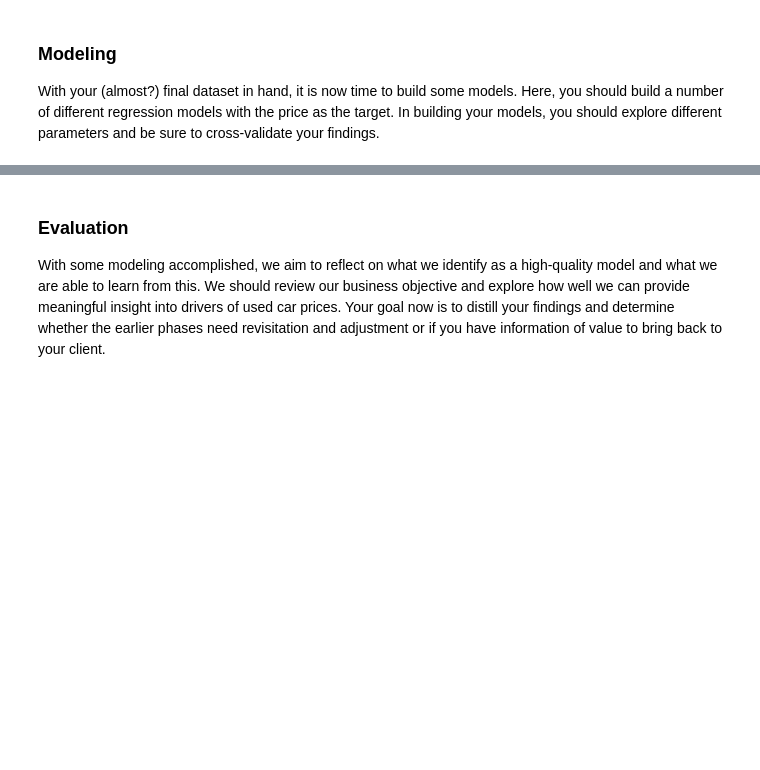
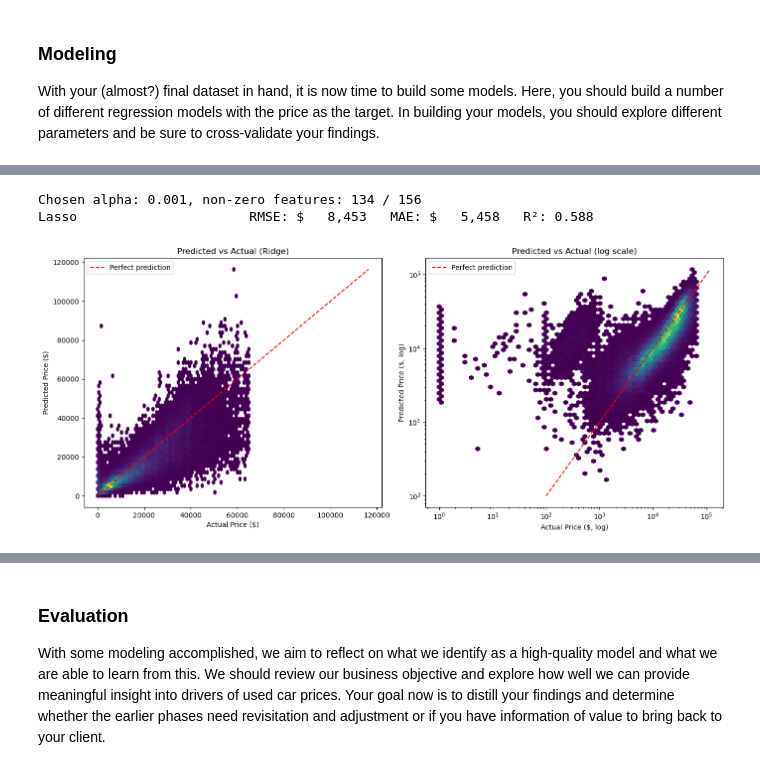
Before and after one commit to cnolan3/used_car_prices, a Jupyter notebook: pa2_starter/prompt_II.ipynb, the cells around one changed output, grey strips where cells are left out. Saved outputs shown, nothing was run; the diff lists cells and outputs as text; code cells hidden in the pictures; blank space fills up the shorter version.

```diff
--- a/pa2_starter/prompt_II.ipynb
+++ b/pa2_starter/prompt_II.ipynb
@@ -412,0 +440,16 @@ With your (almost?) final dataset in hand, it is now time to build some models.
+# %%
+# create a pipeline to fit a ridge model
+ridge_pipe = Pipeline([
+  ('scaler', StandardScaler()),
+  ('ridge', RidgeCV(alphas=[0.01, 0.1, 1.0, 10.0, 100.0, 1000.0, 10000.0]))
+])
+
+ridge_pipe.fit(X_train, y_train_log)
+
+preds_ridge = np.exp(ridge_pipe.predict(X_test))
+
+# pull out the alpha value that was chosen by RidgeCV
+chosen_alpha = ridge_pipe.named_steps['ridge'].alpha_
+print(f"Chosen alpha: {chosen_alpha}")
+
+evaluate("Ridge", y_test, preds_ridge)
@@ -412,0 +491,47 @@ With your (almost?) final dataset in hand, it is now time to build some models.
+# %%
+# create a pipeline to fit a lasso model
+lasso_pipe = Pipeline([
+    ('scaler', StandardScaler()),
+    ('lasso',  LassoCV(alphas=[0.001, 0.01, 0.1, 0.5], cv=5, max_iter=5000)),
+])
+
+lasso_pipe.fit(X_train, y_train_log)
+
+preds_lasso = np.exp(lasso_pipe.predict(X_test))
+
+# pull out the chosen alpha value as well as the number of features that were selected to be used by the model
+chosen_alpha = lasso_pipe.named_steps['lasso'].alpha_
+n_nonzero    = (lasso_pipe.named_steps['lasso'].coef_ != 0).sum()
+print(f"Chosen alpha: {chosen_alpha}, non-zero features: {n_nonzero} / {X_train.shape[1]}")
+evaluate("Lasso", y_test, preds_lasso)
+# %% [output]
+Chosen alpha: 0.001, non-zero features: 134 / 156
+Lasso                      RMSE: $   8,453   MAE: $   5,458   R²: 0.588
+# %%
+### plot the predicted prices against the actual prices
+
+fig, axes = plt.subplots(1, 2, figsize=(14, 6))
+
+preds = preds_ridge_poly
+
+# Linear-scale view
+axes[0].hexbin(y_test, preds, gridsize=60, cmap='viridis', mincnt=1)
+lim = max(y_test.max(), preds.max())
+axes[0].plot([0, lim], [0, lim], 'r--', label='Perfect prediction')
+axes[0].set_xlabel('Actual Price ($)')
+axes[0].set_ylabel('Predicted Price ($)')
+axes[0].set_title('Predicted vs Actual (Ridge)')
+axes[0].legend()
+
+# Log-scale view — easier to see fit quality at low prices
+axes[1].hexbin(y_test, preds, gridsize=60, cmap='viridis', mincnt=1, xscale='log', yscale='log')
+axes[1].plot([100, lim], [100, lim], 'r--', label='Perfect prediction')
+axes[1].set_xlabel('Actual Price ($, log)')
+axes[1].set_ylabel('Predicted Price ($, log)')
+axes[1].set_title('Predicted vs Actual (log scale)')
+axes[1].legend()
+
+plt.tight_layout()
+plt.show()
+# %% [output]
+[figure, added]
```
Also changed, not shown: parts of 12 cells of this notebook.
